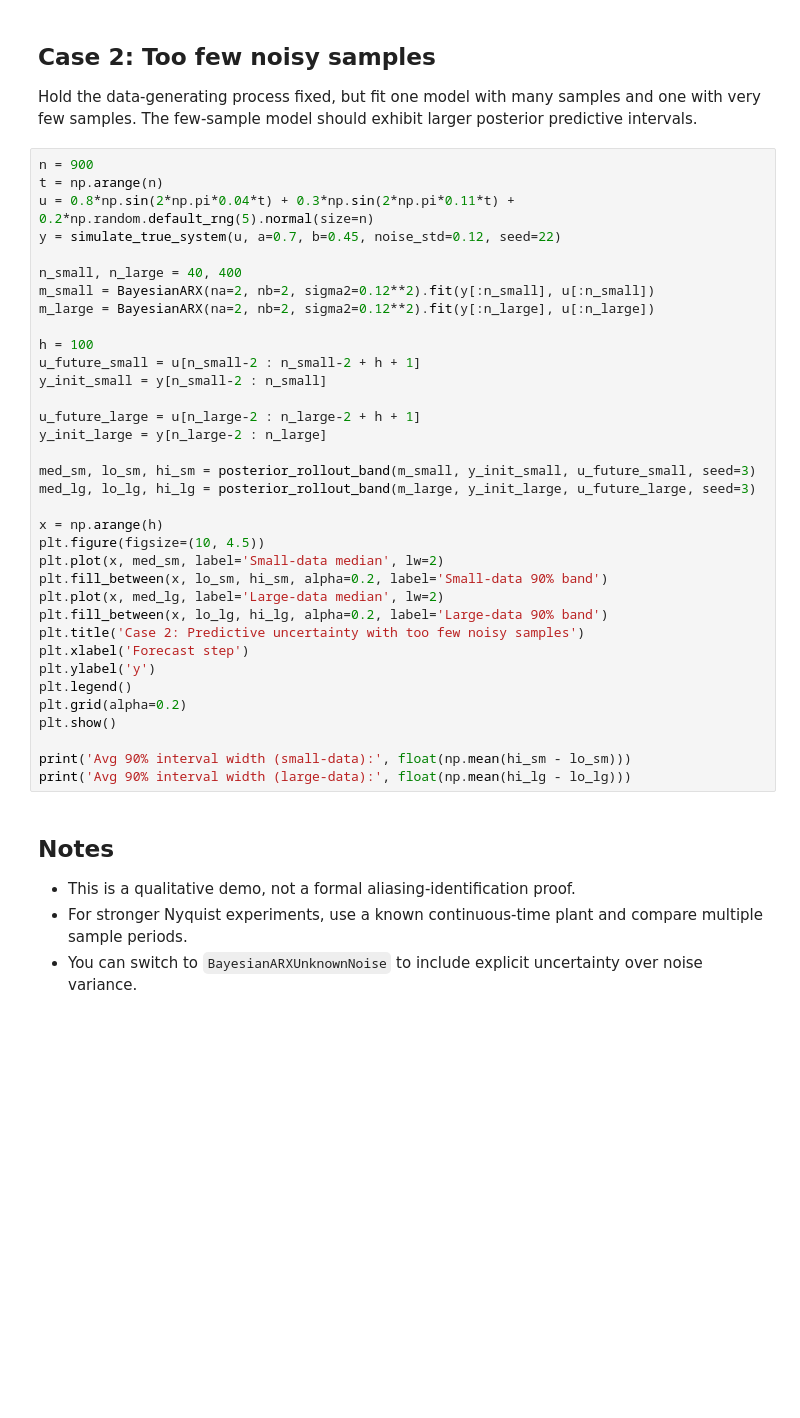
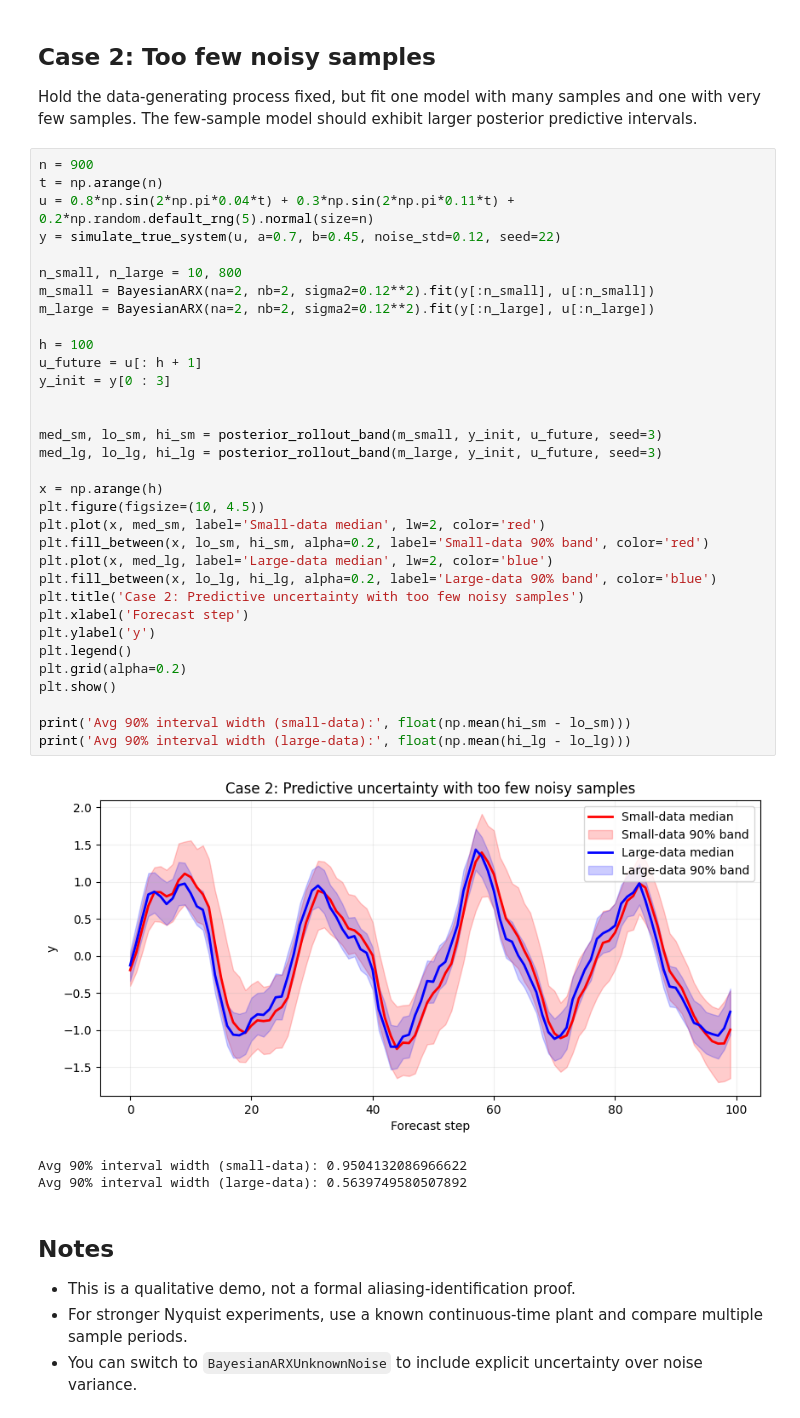
Before and after one commit to perryGabriel/bayesian-sysid, a Jupyter notebook: examples/demo_uncertainty_insufficient_information.ipynb, the cells around one changed output. Drawn from its saved outputs; the diff is of its cells as text; blank space fills up the shorter version.

```diff
--- a/examples/demo_uncertainty_insufficient_information.ipynb
+++ b/examples/demo_uncertainty_insufficient_information.ipynb
@@ -83,38 +87,40 @@ The few-sample model should exhibit larger posterior predictive intervals.
 # %%
 n = 900
 t = np.arange(n)
 u = 0.8*np.sin(2*np.pi*0.04*t) + 0.3*np.sin(2*np.pi*0.11*t) + 0.2*np.random.default_rng(5).normal(size=n)
 y = simulate_true_system(u, a=0.7, b=0.45, noise_std=0.12, seed=22)
 
-n_small, n_large = 40, 400
+n_small, n_large = 10, 800
 m_small = BayesianARX(na=2, nb=2, sigma2=0.12**2).fit(y[:n_small], u[:n_small])
 m_large = BayesianARX(na=2, nb=2, sigma2=0.12**2).fit(y[:n_large], u[:n_large])
 
 h = 100
-u_future_small = u[n_small-2 : n_small-2 + h + 1]
-y_init_small = y[n_small-2 : n_small]
+u_future = u[: h + 1]
+y_init = y[0 : 3]
 
-u_future_large = u[n_large-2 : n_large-2 + h + 1]
-y_init_large = y[n_large-2 : n_large]
 
-med_sm, lo_sm, hi_sm = posterior_rollout_band(m_small, y_init_small, u_future_small, seed=3)
-med_lg, lo_lg, hi_lg = posterior_rollout_band(m_large, y_init_large, u_future_large, seed=3)
+med_sm, lo_sm, hi_sm = posterior_rollout_band(m_small, y_init, u_future, seed=3)
+med_lg, lo_lg, hi_lg = posterior_rollout_band(m_large, y_init, u_future, seed=3)
 
 x = np.arange(h)
 plt.figure(figsize=(10, 4.5))
-plt.plot(x, med_sm, label='Small-data median', lw=2)
-plt.fill_between(x, lo_sm, hi_sm, alpha=0.2, label='Small-data 90% band')
-plt.plot(x, med_lg, label='Large-data median', lw=2)
-plt.fill_between(x, lo_lg, hi_lg, alpha=0.2, label='Large-data 90% band')
+plt.plot(x, med_sm, label='Small-data median', lw=2, color='red')
+plt.fill_between(x, lo_sm, hi_sm, alpha=0.2, label='Small-data 90% band', color='red')
+plt.plot(x, med_lg, label='Large-data median', lw=2, color='blue')
+plt.fill_between(x, lo_lg, hi_lg, alpha=0.2, label='Large-data 90% band', color='blue')
 plt.title('Case 2: Predictive uncertainty with too few noisy samples')
 plt.xlabel('Forecast step')
 plt.ylabel('y')
 plt.legend()
 plt.grid(alpha=0.2)
 plt.show()
 
 print('Avg 90% interval width (small-data):', float(np.mean(hi_sm - lo_sm)))
 print('Avg 90% interval width (large-data):', float(np.mean(hi_lg - lo_lg)))
+# %% [output]
+[figure, added]
+Avg 90% interval width (small-data): 0.9504132086966622
+Avg 90% interval width (large-data): 0.5639749580507892
 # %% [markdown]
 ## Notes
 
```
Also changed, not shown: parts of 1 cell of this notebook.
